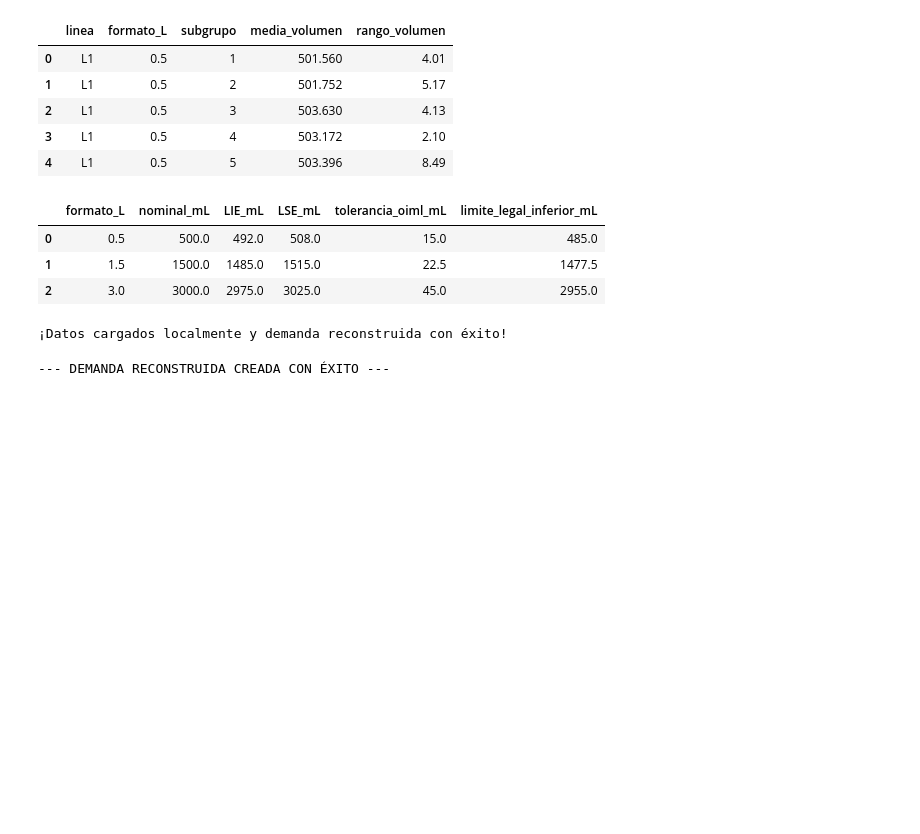
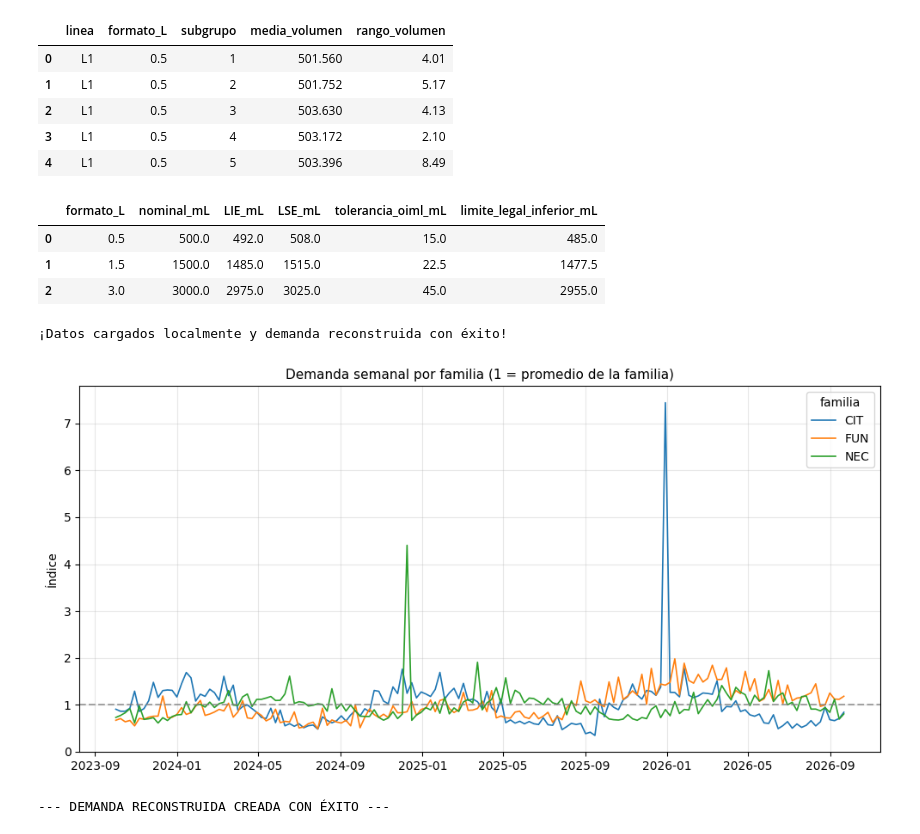
Before and after one commit to tipismaca/Trabajo-Bebidas-del-Maipo-SA, a Jupyter notebook: CasodeEstudio.ipynb, the cells around one changed output. Saved outputs shown, nothing was run; the diff lists cells and outputs as text; code cells hidden in the pictures; blank space fills up the shorter version.

```diff
--- a/CasodeEstudio.ipynb
+++ b/CasodeEstudio.ipynb
@@ -925,6 +925,53 @@ df_demanda['demanda_reconstruida'] = df_demanda['demanda_reconstruida'].round()
 print("¡Datos cargados localmente y demanda reconstruida con éxito!")
 # %% [output]
 ¡Datos cargados localmente y demanda reconstruida con éxito!
+# %%
+# =====================================================================
+# PARTE B.1 - DIAGNÓSTICO DE ESTACIONALIDAD POR FAMILIA
+# =====================================================================
+import matplotlib.pyplot as plt
+import seaborn as sns
+
+# 1. Extraer la familia de las siglas del SKU (Ej: de 'CIT-L05' sacamos 'CIT')
+df_demanda['familia'] = df_demanda['sku'].apply(lambda x: x.split('-')[0])
+
+# 2. Agrupar y sumar las ventas (o demanda) de todas las semanas por familia
+# Usamos 'ventas_cajas' para el diagnóstico inicial como pide la rúbrica antes de la censura
+df_agrupado_fam = df_demanda.groupby(['fecha_lunes', 'familia'])['ventas_cajas'].sum().reset_index()
+
+# 3. Calcular el promedio histórico de cada familia
+promedio_historico_fam = df_agrupado_fam.groupby('familia')['ventas_cajas'].transform('mean')
+
+# 4. Crear el Índice Normalizado (Ventas semanales / Promedio de la familia)
+df_agrupado_fam['indice_estacionalidad'] = df_agrupado_fam['ventas_cajas'] / promedio_historico_fam
+
+# 5. Configurar el estilo del gráfico para que quede igual al de referencia
+plt.figure(figsize=(10, 5))
+
+# Graficamos las 3 familias (CIT, FUN, NEC)
+sns.lineplot(
+    data=df_agrupado_fam,
+    x='fecha_lunes',
+    y='indice_estacionalidad',
+    hue='familia',
+    linewidth=1.2
+)
+
+# Agregamos la línea base en 1 (que representa el promedio)
+plt.axhline(1, color='gray', linestyle='--', alpha=0.7)
+
+# Etiquetas y títulos
+plt.title('Demanda semanal por familia (1 = promedio de la familia)', fontsize=11)
+plt.ylabel('Índice', fontsize=10)
+plt.xlabel('') # Dejamos el eje X sin texto extra para que se vea limpio
+plt.legend(title='familia')
+plt.grid(alpha=0.3)
+plt.tight_layout()
+
+# Mostrar el gráfico
+plt.show()
+# %% [output]
+[figure, added]
 # %%
 # PARTE B - PASO B.2: TRATAMIENTO DE LA CENSURA (VENTAS VS DEMANDA)
 
```
Also changed, not shown: parts of 2 cells of this notebook.
